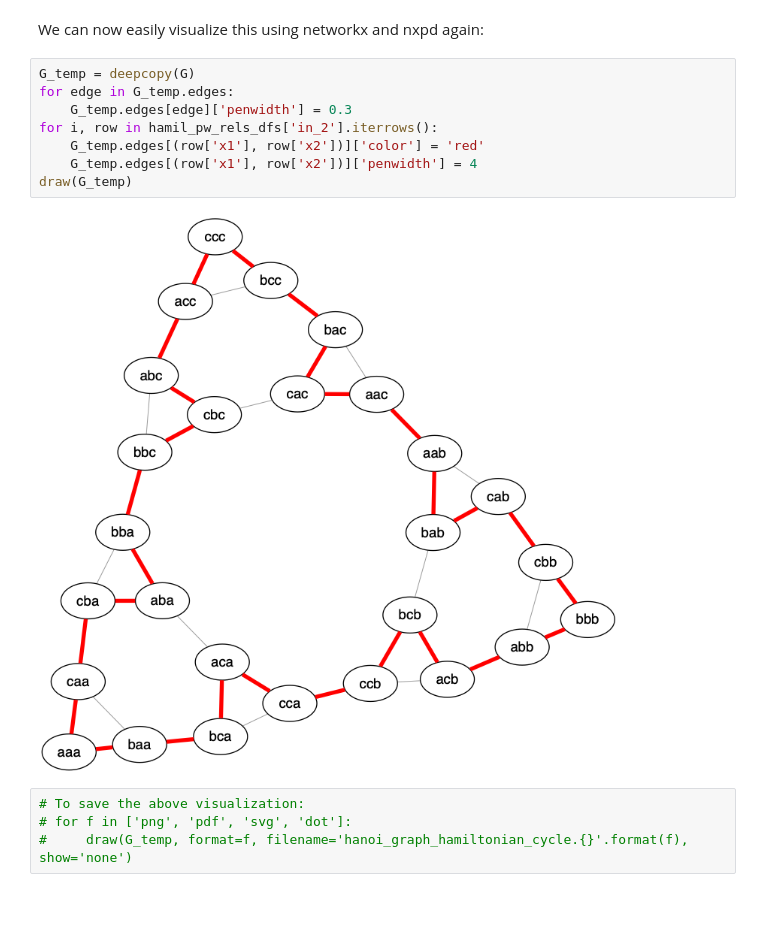
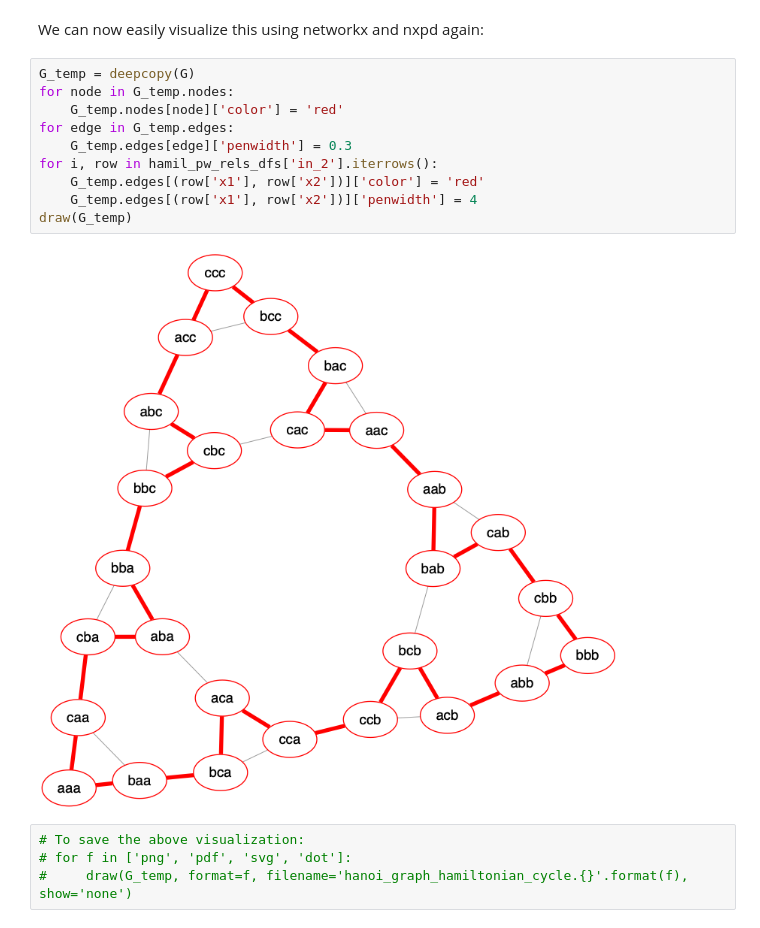
Before and after one commit to sahil1105/PWE-demos-dev, a Jupyter notebook: TOH Graphical Representation.ipynb, the cells around one changed output. Cells and saved outputs as stored; diff of their text form.

Commit message:
made nodes red in hanoi graph nb

```diff
--- a/TOH Graphical Representation.ipynb
+++ b/TOH Graphical Representation.ipynb
@@ -276,14 +276,16 @@ hamil_pw_rels_dfs['in_2']
 We can now easily visualize this using networkx and nxpd again:
 # %%
 G_temp = deepcopy(G)
+for node in G_temp.nodes:
+    G_temp.nodes[node]['color'] = 'red'
 for edge in G_temp.edges:
     G_temp.edges[edge]['penwidth'] = 0.3
 for i, row in hamil_pw_rels_dfs['in_2'].iterrows():
     G_temp.edges[(row['x1'], row['x2'])]['color'] = 'red'
     G_temp.edges[(row['x1'], row['x2'])]['penwidth'] = 4
 draw(G_temp)
 # %% [output]
-[figure, old version]
+[figure, new version]
 # %%
 # To save the above visualization:
 # for f in ['png', 'pdf', 'svg', 'dot']:
```
Also changed, not shown: parts of 2 cells of this notebook.
